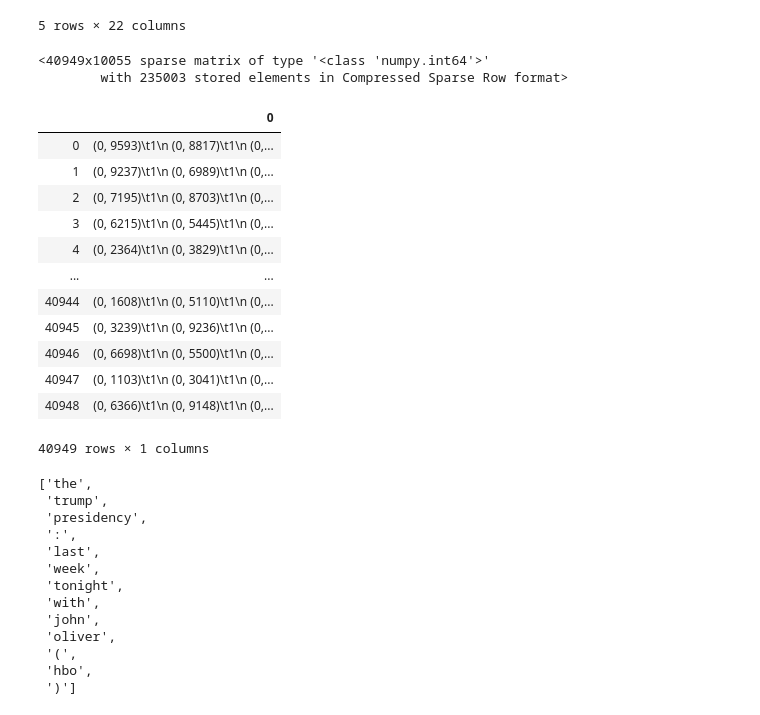
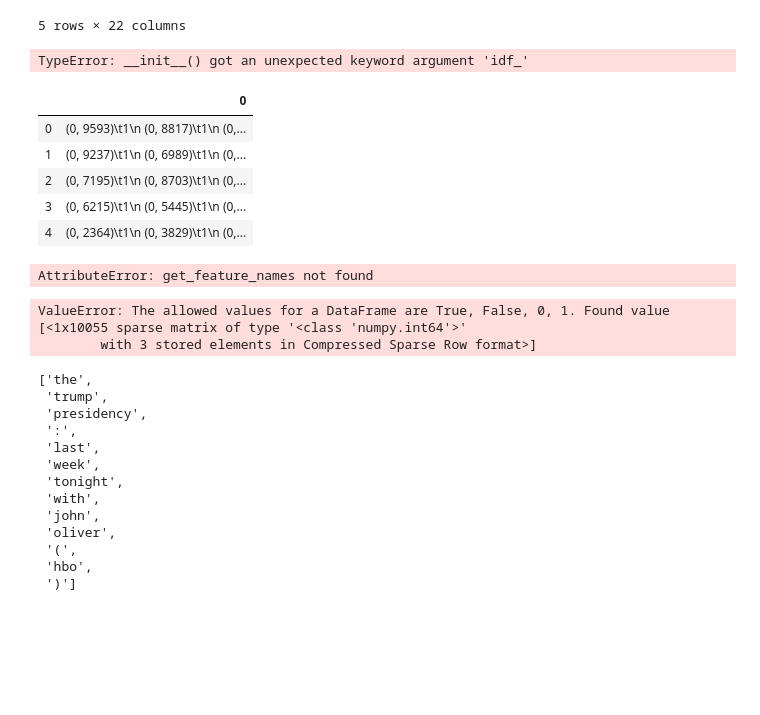
Before and after one commit to run-cmw/trending-yt-vids-api, a Jupyter notebook: project/time_association_geo.ipynb, the cells around one changed output. Drawn from its saved outputs; the diff is of its cells as text; code cells hidden in the pictures; blank space fills up the shorter version.

```diff
--- a/project/time_association_geo.ipynb
+++ b/project/time_association_geo.ipynb
@@ -603,26 +607,32 @@ df_us.head()
 | 3 | puqaWrEC7tY | 17.14.11 | Nickelback Lyrics: Real or Fake? | Good Mythical Morning | 24 | 2017-11-13T11:00:04.000Z | rhett and link|"gmm"|"good mythic... | 343168 | 10172 | ... |
 | 4 | d380meD0W0M | 17.14.11 | I Dare You: GOING BALD!? | nigahiga | 24 | 2017-11-12T18:01:41.000Z | ryan|"higa"|"higatv"|"nigahiga"|"... | 2095731 | 132235 | ... |
 5 rows × 22 columns
-# %%
-cv = CountVectorizer(lowercase=True, stop_words="english", binary=True)
-count_vector = cv.fit_transform(df_us["title"])
-count_vector
-# %% [output]
-<40949x10055 sparse matrix of type '<class 'numpy.int64'>'
-        with 235003 stored elements in Compressed Sparse Row format>
-# %%
-pd.DataFrame(count_vector)
-# %% [output]
-|  | 0 |
-| 0 | (0, 9593)\t1\n (0, 8817)\t1\n (0,... |
-| 1 | (0, 9237)\t1\n (0, 6989)\t1\n (0,... |
-| 2 | (0, 7195)\t1\n (0, 8703)\t1\n (0,... |
-| 3 | (0, 6215)\t1\n (0, 5445)\t1\n (0,... |
-| 4 | (0, 2364)\t1\n (0, 3829)\t1\n (0,... |
-| ... | ... |
-| 40944 | (0, 1608)\t1\n (0, 5110)\t1\n (0,... |
-| 40945 | (0, 3239)\t1\n (0, 9236)\t1\n (0,... |
-| 40946 | (0, 6698)\t1\n (0, 5500)\t1\n (0,... |
-| 40947 | (0, 1103)\t1\n (0, 3041)\t1\n (0,... |
-| 40948 | (0, 6366)\t1\n (0, 9148)\t1\n (0,... |
-40949 rows × 1 columns
+# %%
+# Pre-process text
+cv = CountVectorizer(idf_=False, norm=False, analyzer='word', stop_words="english")
+sklearn.preprocessing.normalize(X, norm='l2', axis=1, copy=True, return_norm=False)
+count_vector = cv.fit_transform(df_us["title"])
+count_vector
+# %% [output]
+TypeError: __init__() got an unexpected keyword argument 'idf_'
+# %%
+vect = count_vector
+vect_df = pd.DataFrame(data=vect)
+vect_df.head()
+# %% [output]
+|  | 0 |
+| 0 | (0, 9593)\t1\n (0, 8817)\t1\n (0,... |
+| 1 | (0, 9237)\t1\n (0, 6989)\t1\n (0,... |
+| 2 | (0, 7195)\t1\n (0, 8703)\t1\n (0,... |
+| 3 | (0, 6215)\t1\n (0, 5445)\t1\n (0,... |
+| 4 | (0, 2364)\t1\n (0, 3829)\t1\n (0,... |
+# %%
+# Split large df into smaller chunks for processing
+df_len = vect_df.shape[0]
+chunk_row_size = int(df_len / 4)
+chunk_row_size
+vect_split = [vect_df[i:i+chunk_row_size] for i in range(0, df_len, chunk_row_size)]
+vect_split[0]
+count_vector.get_feature_names()
+# %% [output]
+AttributeError: get_feature_names not found
@@ -629,3 +641,8 @@ pd.DataFrame(count_vector)
+# %%
+frequent_itemsets = apriori(vect_split[0], min_support=0.025, use_colnames=True)
+# %% [output]
+ValueError: The allowed values for a DataFrame are True, False, 0, 1. Found value [<1x10055 sparse matrix of type '<class 'numpy.int64'>'
+        with 3 stored elements in Compressed Sparse Row format>]
 # %%
 tokens = nltk.word_tokenize(df_us["title"][1].lower().strip())
 tokens
```
Also changed, not shown: parts of 9 cells of this notebook, 1 other file.
